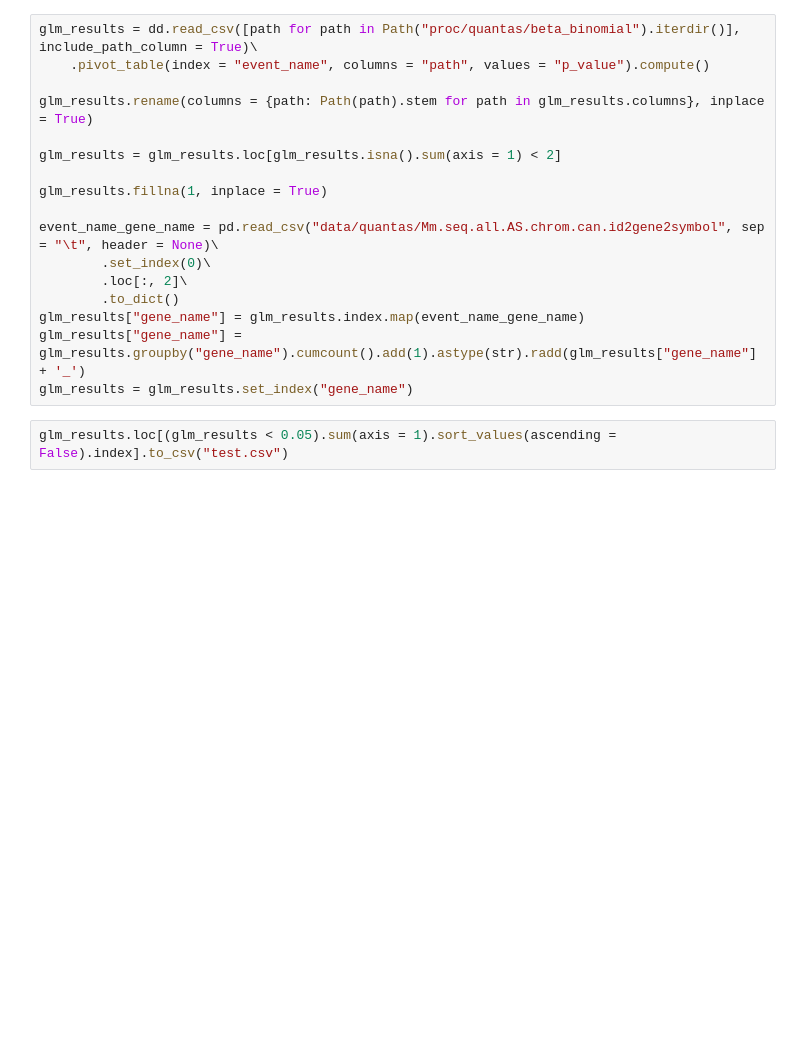
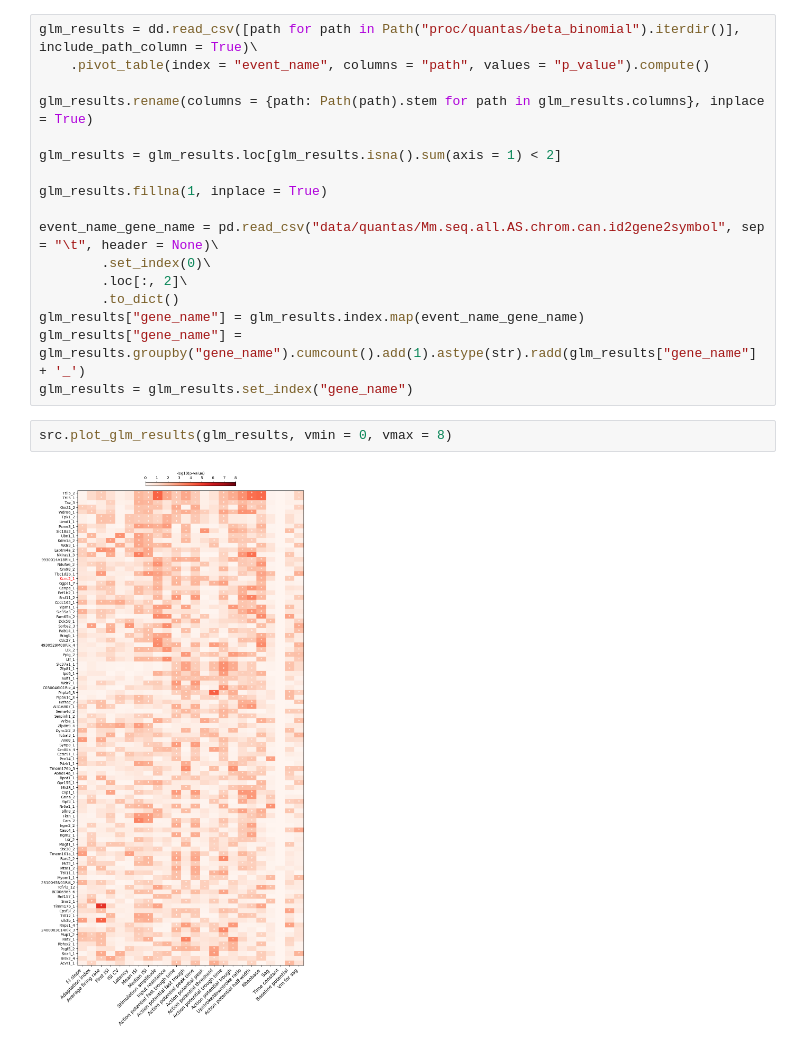
Before and after one commit to nuoxuxu/patch_seq_spl, a Jupyter notebook: notebooks/quantas.ipynb, the cells around one changed output. Saved outputs shown, nothing was run; the diff lists cells and outputs as text; blank space fills up the shorter version.

Commit message:
add quantas results figures

```diff
--- a/notebooks/quantas.ipynb
+++ b/notebooks/quantas.ipynb
@@ -29,5 +31,7 @@ event_name_gene_name = pd.read_csv("data/quantas/Mm.seq.all.AS.chrom.can.id2gene
 glm_results["gene_name"] = glm_results.index.map(event_name_gene_name)
 glm_results["gene_name"] = glm_results.groupby("gene_name").cumcount().add(1).astype(str).radd(glm_results["gene_name"] + '_')
 glm_results = glm_results.set_index("gene_name")
-# %%
-glm_results.loc[(glm_results < 0.05).sum(axis = 1).sort_values(ascending = False).index].to_csv("test.csv")
+# %%
+src.plot_glm_results(glm_results, vmin = 0, vmax = 8)
+# %% [output]
+[figure, added]
```
Also changed, not shown: parts of 1 cell of this notebook, 1 other file.
